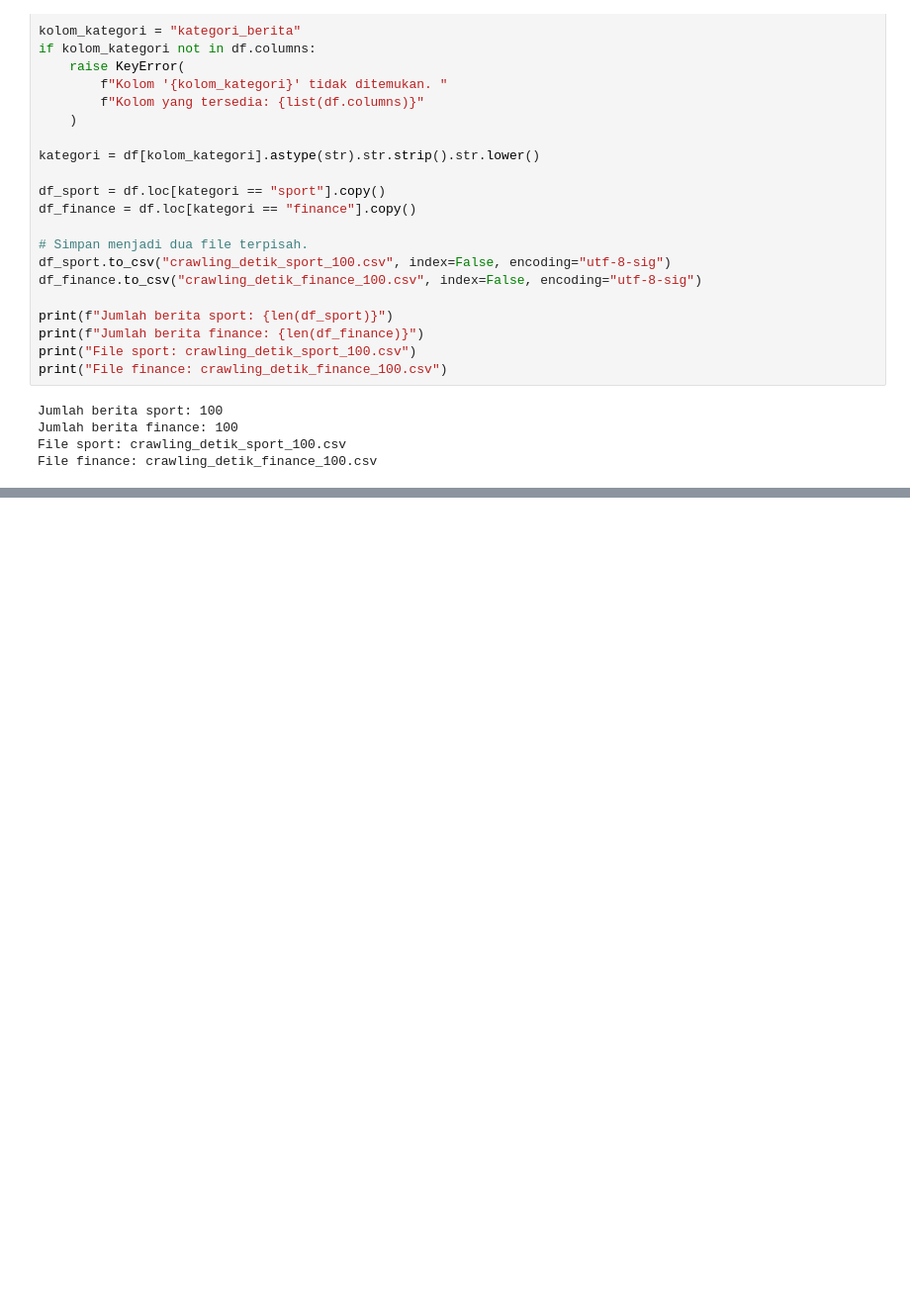
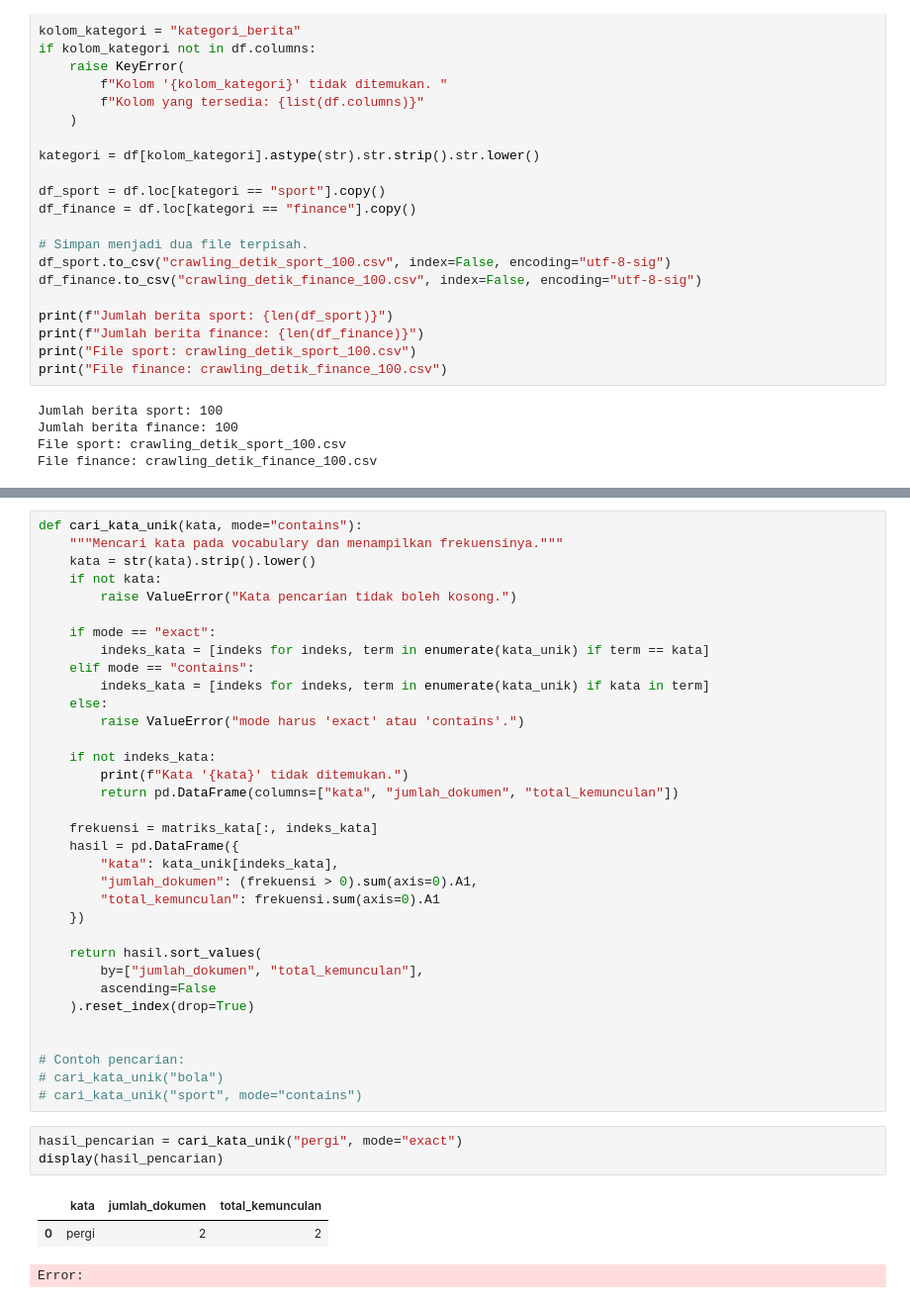
Before and after one commit to Munif26/PPW, a Jupyter notebook: tugas/_build/jupyter_execute/crawling-200berita.ipynb, the cells around one changed output, grey strips where cells are left out. Shown at 99% size. Saved outputs shown, nothing was run; the diff lists cells and outputs as text; blank space fills up the shorter version.

```diff
--- a/tugas/_build/jupyter_execute/crawling-200berita.ipynb
+++ b/tugas/_build/jupyter_execute/crawling-200berita.ipynb
@@ -557,0 +557,41 @@ Jumlah kata unik: 7183
+# %%
+def cari_kata_unik(kata, mode="contains"):
+    """Mencari kata pada vocabulary dan menampilkan frekuensinya."""
+    kata = str(kata).strip().lower()
+    if not kata:
+        raise ValueError("Kata pencarian tidak boleh kosong.")
+
+    if mode == "exact":
+        indeks_kata = [indeks for indeks, term in enumerate(kata_unik) if term == kata]
+    elif mode == "contains":
+        indeks_kata = [indeks for indeks, term in enumerate(kata_unik) if kata in term]
+    else:
+        raise ValueError("mode harus 'exact' atau 'contains'.")
+
+    if not indeks_kata:
+        print(f"Kata '{kata}' tidak ditemukan.")
+        return pd.DataFrame(columns=["kata", "jumlah_dokumen", "total_kemunculan"])
+
+    frekuensi = matriks_kata[:, indeks_kata]
+    hasil = pd.DataFrame({
+        "kata": kata_unik[indeks_kata],
+        "jumlah_dokumen": (frekuensi > 0).sum(axis=0).A1,
+        "total_kemunculan": frekuensi.sum(axis=0).A1
+    })
+
+    return hasil.sort_values(
+        by=["jumlah_dokumen", "total_kemunculan"],
+        ascending=False
+    ).reset_index(drop=True)
+
+
+# Contoh pencarian:
+# cari_kata_unik("bola")
+# cari_kata_unik("sport", mode="contains")
+# %%
+hasil_pencarian = cari_kata_unik("pergi", mode="exact")
+display(hasil_pencarian)
+# %% [output]
+|  | kata | jumlah_dokumen | total_kemunculan |
+| 0 | pergi | 2 | 2 |
+Error:
```
Also changed, not shown: parts of 2 cells of this notebook, 35 other files.
